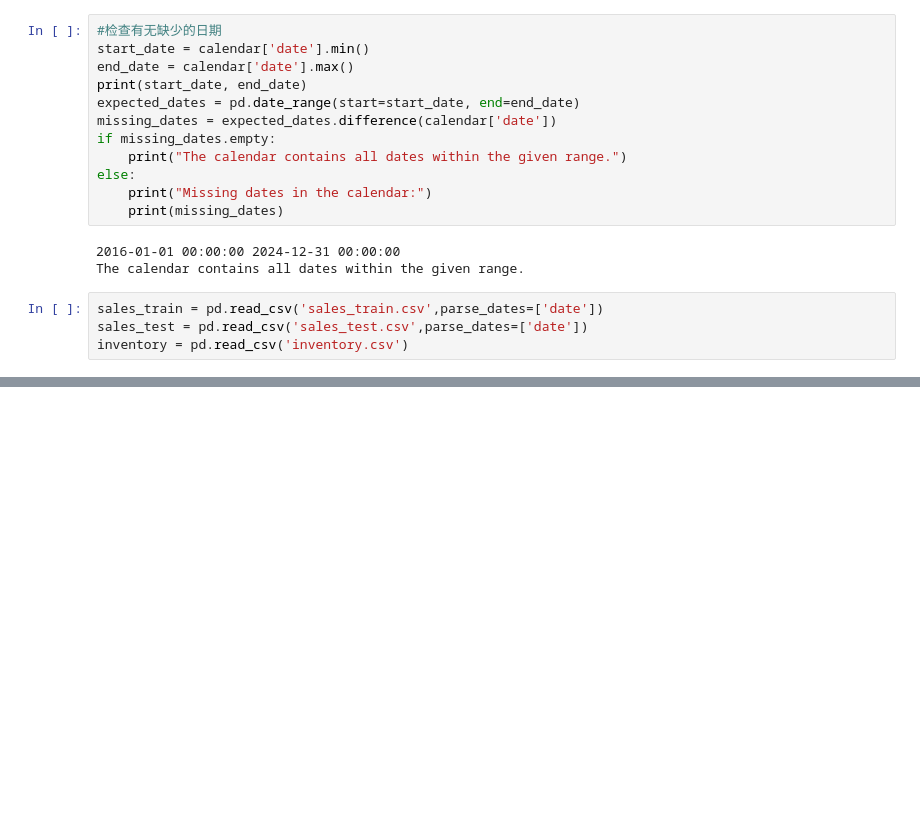
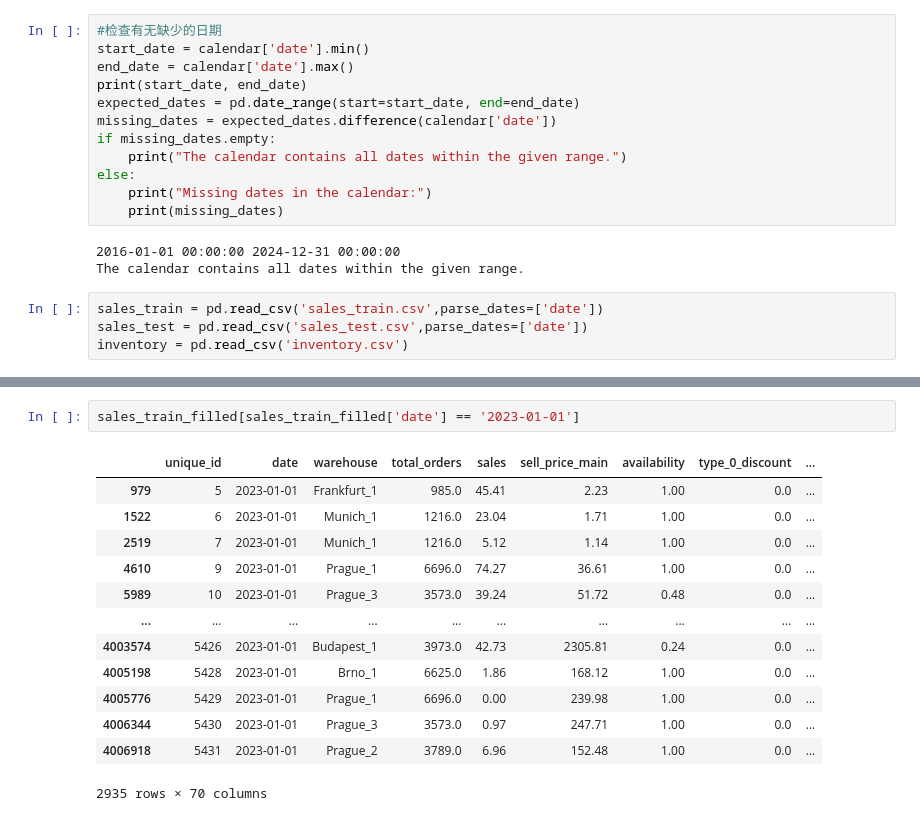
Before and after one commit to ningzhijiang/KaggleChallenge, a Jupyter notebook: dfCalender+v3.ipynb, the cells around one changed output, grey strips where cells are left out. Cells and saved outputs as stored; diff of their text form; blank space fills up the shorter version.

```diff
--- a/dfCalender+v3.ipynb
+++ b/dfCalender+v3.ipynb
@@ -437,0 +518,16 @@ sales_train
+# %%
+sales_train_filled[sales_train_filled['date'] == '2023-01-01']
+# %% [output]
+|  | unique_id | date | warehouse | total_orders | sales | sell_price_main | availability | type_0_discount | ... |
+| 979 | 5 | 2023-01-01 | Frankfurt_1 | 985.0 | 45.41 | 2.23 | 1.00 | 0.0 | ... |
+| 1522 | 6 | 2023-01-01 | Munich_1 | 1216.0 | 23.04 | 1.71 | 1.00 | 0.0 | ... |
+| 2519 | 7 | 2023-01-01 | Munich_1 | 1216.0 | 5.12 | 1.14 | 1.00 | 0.0 | ... |
+| 4610 | 9 | 2023-01-01 | Prague_1 | 6696.0 | 74.27 | 36.61 | 1.00 | 0.0 | ... |
+| 5989 | 10 | 2023-01-01 | Prague_3 | 3573.0 | 39.24 | 51.72 | 0.48 | 0.0 | ... |
+| ... | ... | ... | ... | ... | ... | ... | ... | ... | ... |
+| 4003574 | 5426 | 2023-01-01 | Budapest_1 | 3973.0 | 42.73 | 2305.81 | 0.24 | 0.0 | ... |
+| 4005198 | 5428 | 2023-01-01 | Brno_1 | 6625.0 | 1.86 | 168.12 | 1.00 | 0.0 | ... |
+| 4005776 | 5429 | 2023-01-01 | Prague_1 | 6696.0 | 0.00 | 239.98 | 1.00 | 0.0 | ... |
+| 4006344 | 5430 | 2023-01-01 | Prague_3 | 3573.0 | 0.97 | 247.71 | 1.00 | 0.0 | ... |
+| 4006918 | 5431 | 2023-01-01 | Prague_2 | 3789.0 | 6.96 | 152.48 | 1.00 | 0.0 | ... |
+2935 rows × 70 columns
```
Also changed, not shown: parts of 27 cells of this notebook.
